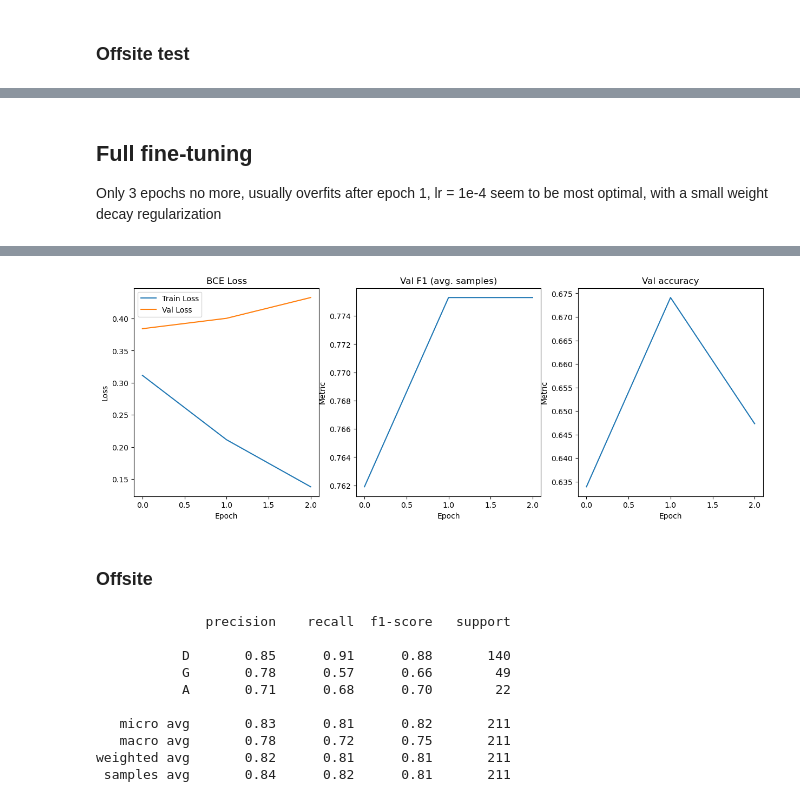
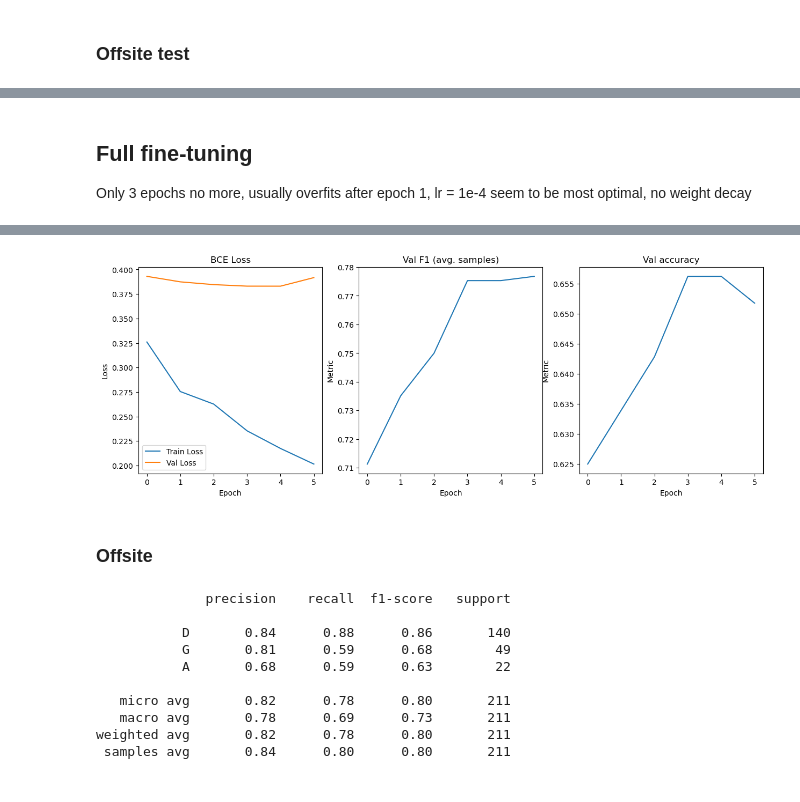
Before and after one commit to littlemicrowave/Multi-Retinal-Disease-Detection, a Jupyter notebook: bare_backbone_performance/efficient_net.ipynb, the cells around one changed output, grey strips where cells are left out. Drawn from its saved outputs; the diff is of its cells as text; code cells hidden in the pictures.

```diff
--- a/bare_backbone_performance/efficient_net.ipynb
+++ b/bare_backbone_performance/efficient_net.ipynb
@@ -269,7 +269,7 @@ def train_model(model, train_data, eval_data, optimizer, criterion, epochs, step
 
     return train_losses, val_losses, f1, accuracy
 # %%
-optimizer = torch.optim.AdamW(model.model.classifier[1].parameters(), lr = 1e-3)
+optimizer = torch.optim.AdamW(model.model.classifier[1].parameters(), lr = 1e-3, weight_decay=1e-5)
 criterion = nn.BCEWithLogitsLoss()
 scheduler = torch.optim.lr_scheduler.StepLR(optimizer,step_size=10, gamma=0.8)
 result = train_model(model, train, val, optimizer, criterion, epochs=20, stepLR=scheduler, checkpoint_name="efficient_tuned_classifer.pt")
@@ -320,12 +320,13 @@ eval_model(model, onsite_test, "efficient_net_submission_classifier_tune.csv")
 # %% [markdown]
 ## Full fine-tuning
 
-Only 3 epochs no more, usually overfits after epoch 1, lr = 1e-4 seem to be most optimal, with a small weight decay regularization
+Only 3 epochs no more, usually overfits after epoch 1, lr = 1e-4 seem to be most optimal, no weight decay
 # %%
 for layer in model.parameters():
     layer.requires_grad = True
 
-optimizer = torch.optim.AdamW(model.parameters(), lr = 1e-4, weight_decay=1e-4)
+optimizer = torch.optim.AdamW(model.parameters(), lr = 2e-5, weight_decay=1e-5)
 criterion = nn.BCEWithLogitsLoss()
-result = train_model(model, train, val, optimizer=optimizer, criterion=criterion, epochs=3, checkpoint_name="efficient.pt")
+#scheduler = torch.optim.lr_scheduler.ExponentialLR(optimizer=optimizer, gamma=0.5)
+result = train_model(model, train, val, optimizer=optimizer, criterion=criterion, epochs=6, stepLR=scheduler, checkpoint_name="efficient.pt")
 # %% [output]
@@ -336,19 +344,21 @@ Epoch: 2 - Train Loss: 0.138015 - Val Loss: 0.432708 - Val Accuracy: 0.647321 -
-[figure, old version]
+[figure, new version]
 # %% [markdown]
 ### Offsite
 # %%
+model = Classifier(backbone="efficientnet", dir = efficient_net_dir).to(device)
+model.load_state_dict(torch.load(checkpoints_dir + "efficient.pt"))
 eval_model(model, offsite_test, report= True)
 # %% [output]
               precision    recall  f1-score   support
 
-           D       0.85      0.91      0.88       140
-           G       0.78      0.57      0.66        49
-           A       0.71      0.68      0.70        22
+           D       0.84      0.88      0.86       140
+           G       0.81      0.59      0.68        49
+           A       0.68      0.59      0.63        22
 
-   micro avg       0.83      0.81      0.82       211
-   macro avg       0.78      0.72      0.75       211
-weighted avg       0.82      0.81      0.81       211
- samples avg       0.84      0.82      0.81       211
+   micro avg       0.82      0.78      0.80       211
+   macro avg       0.78      0.69      0.73       211
+weighted avg       0.82      0.78      0.80       211
+ samples avg       0.84      0.80      0.80       211
 # %% [markdown]
 ### Onsite test
 ![](efficientnet_classifier_full.png)
```
Also changed, not shown: parts of 4 cells of this notebook, 5 other files.
